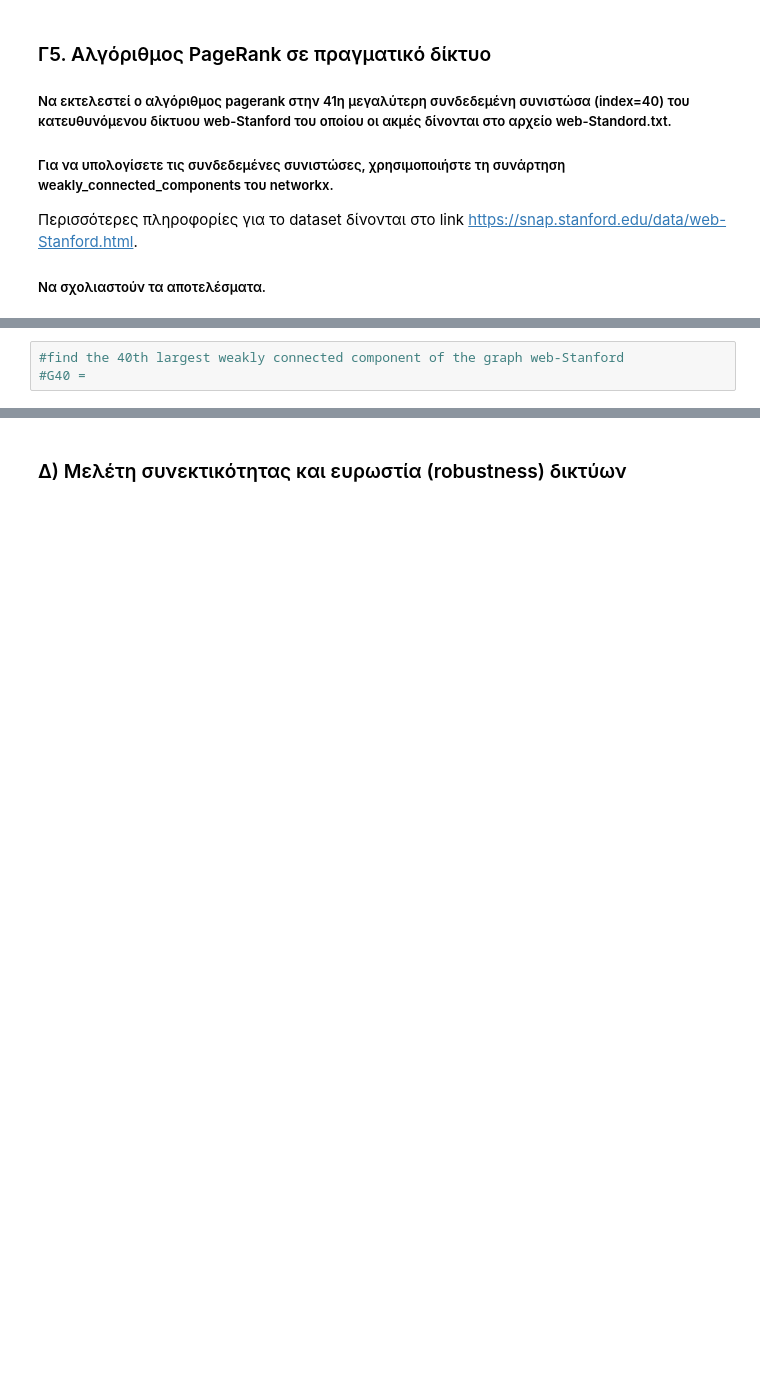
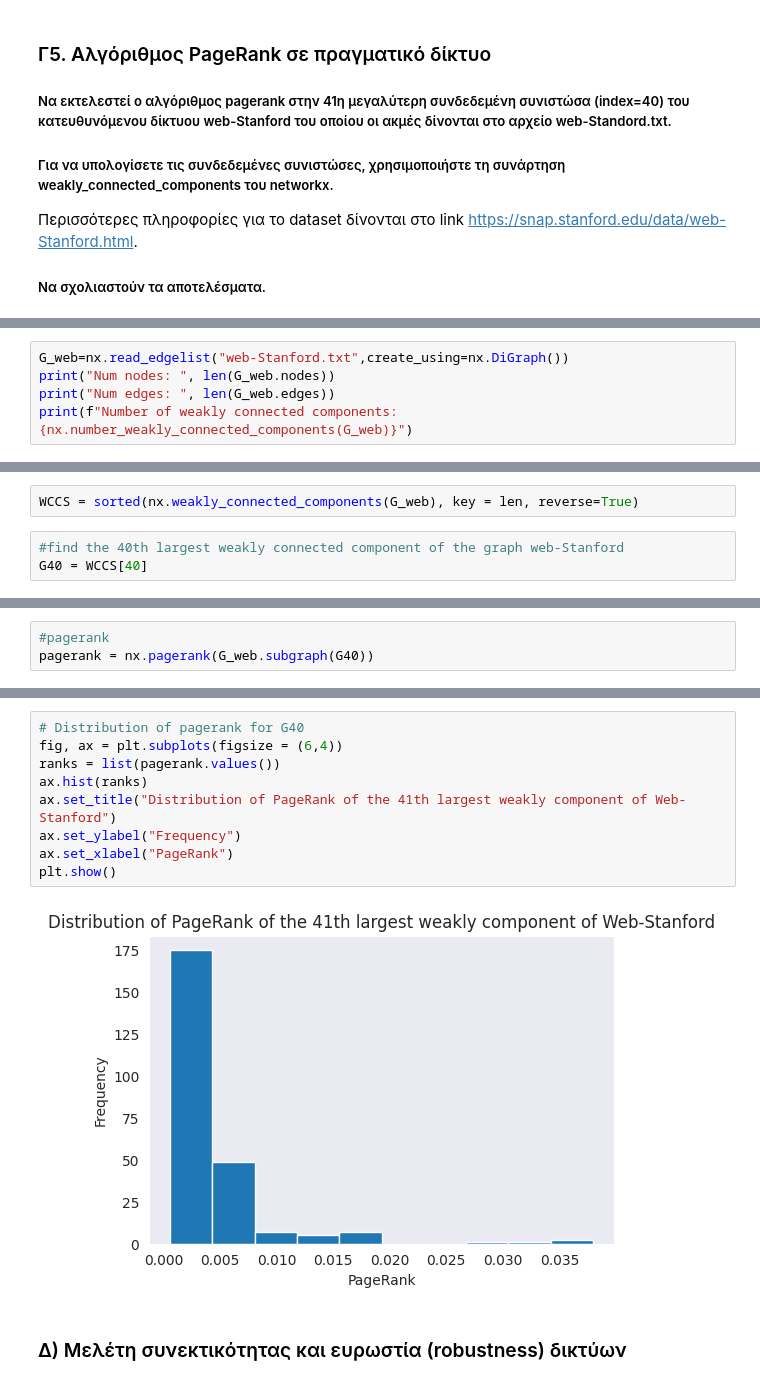
Before and after one commit to ChrisNick92/SocialNetworkAnalysis, a Jupyter notebook: project1/christosnikou_03400146.ipynb, the cells around one changed output, grey strips where cells are left out. Drawn from its saved outputs; the diff is of its cells as text; blank space fills up the shorter version.

Commit message:
PageRank completed

```diff
--- a/project1/christosnikou_03400146.ipynb
+++ b/project1/christosnikou_03400146.ipynb
@@ -697,0 +696,5 @@ for G in graphs:
+# %%
+G_web=nx.read_edgelist("web-Stanford.txt",create_using=nx.DiGraph())
+print("Num nodes: ", len(G_web.nodes))
+print("Num edges: ", len(G_web.edges))
+print(f"Number of weakly connected components: {nx.number_weakly_connected_components(G_web)}")
@@ -698,3 +705,5 @@ for G in graphs:
+# %%
+WCCS = sorted(nx.weakly_connected_components(G_web), key = len, reverse=True)
 # %%
 #find the 40th largest weakly connected component of the graph web-Stanford
-#G40 =
+G40 = WCCS[40]
@@ -702,0 +710,3 @@ for G in graphs:
+# %%
+#pagerank
+pagerank = nx.pagerank(G_web.subgraph(G40))
@@ -703,3 +733,14 @@ for G in graphs:
+# %%
+# Distribution of pagerank for G40
+fig, ax = plt.subplots(figsize = (6,4))
+ranks = list(pagerank.values())
+ax.hist(ranks)
+ax.set_title("Distribution of PageRank of the 41th largest weakly component of Web-Stanford")
+ax.set_ylabel("Frequency")
+ax.set_xlabel("PageRank")
+plt.show()
+# %% [output]
+[figure, added]
 # %% [markdown]
 ### Δ) Μελέτη συνεκτικότητας και ευρωστία (robustness) δικτύων
 # %% [markdown]
```
Also changed, not shown: parts of 11 cells of this notebook.
